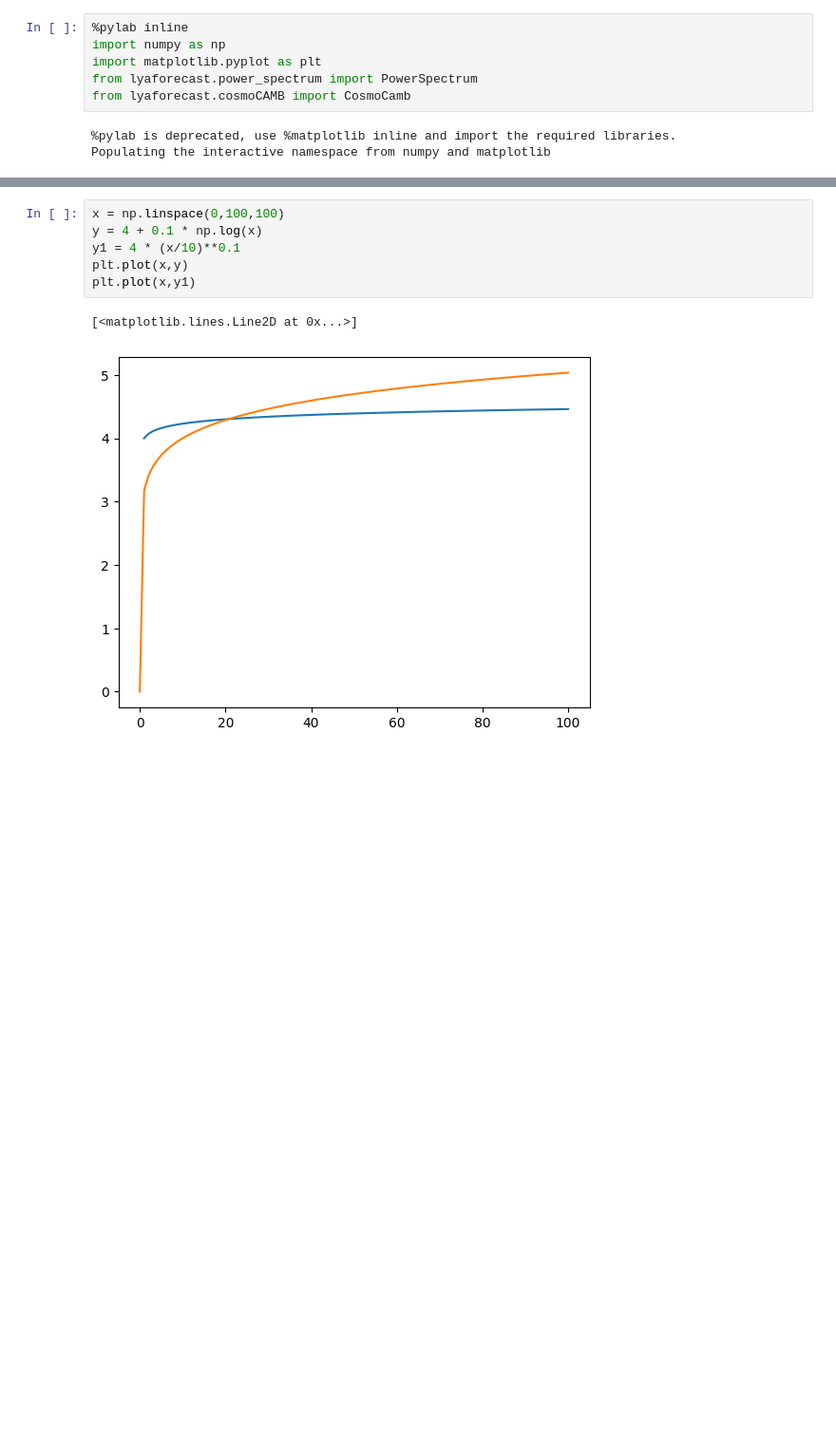
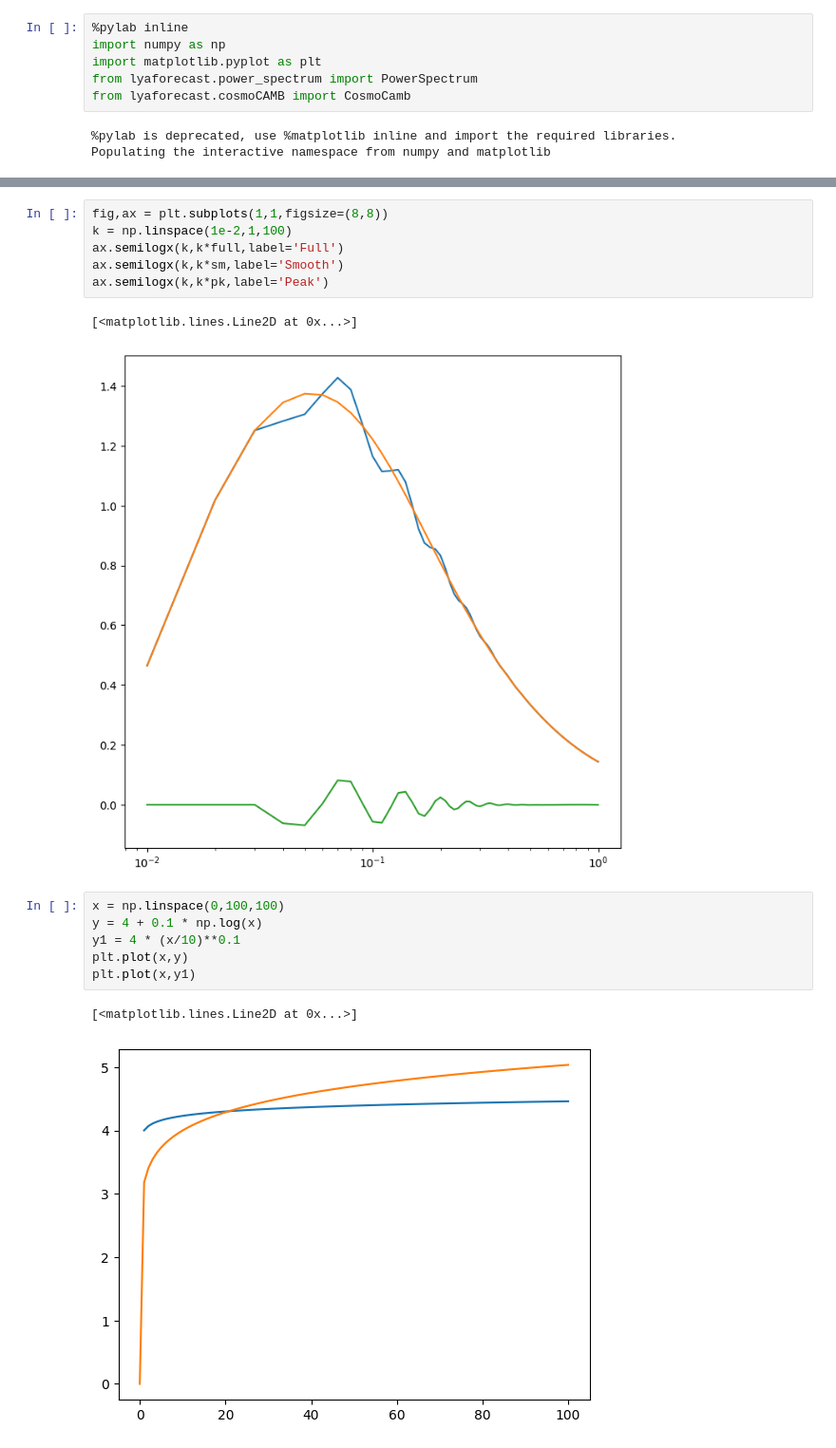
Before and after one commit to igmhub/lyaforecast, a Jupyter notebook: examples/notebooks/plot_P3D.ipynb, the cells around one changed output, grey strips where cells are left out. Shown at 95% size. Saved outputs shown, nothing was run; the diff lists cells and outputs as text; blank space fills up the shorter version.

```diff
--- a/examples/notebooks/plot_P3D.ipynb
+++ b/examples/notebooks/plot_P3D.ipynb
@@ -10,3 +77,12 @@ Populating the interactive namespace from numpy and matplotlib
+# %%
+fig,ax = plt.subplots(1,1,figsize=(8,8))
+k = np.linspace(1e-2,1,100)
+ax.semilogx(k,k*full,label='Full')
+ax.semilogx(k,k*sm,label='Smooth')
+ax.semilogx(k,k*pk,label='Peak')
+# %% [output]
+[<matplotlib.lines.Line2D at 0x...>]
+[figure, added]
 # %%
 x = np.linspace(0,100,100)
 y = 4 + 0.1 * np.log(x)
```
Also changed, not shown: parts of 1 cell of this notebook, 8 other files.
